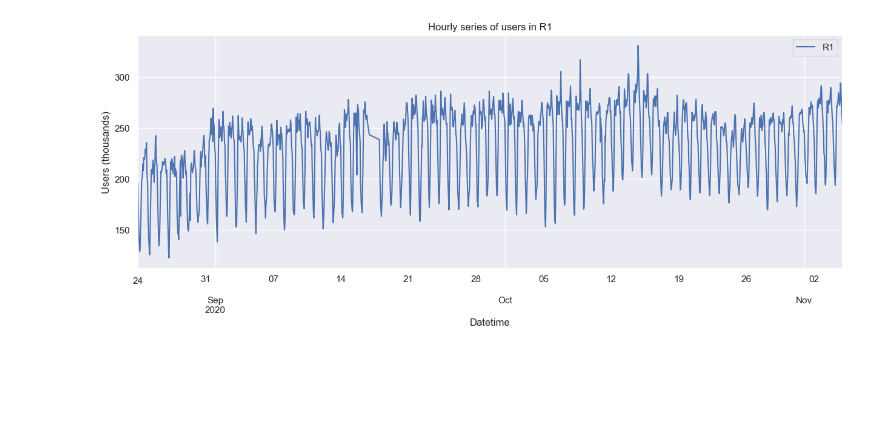
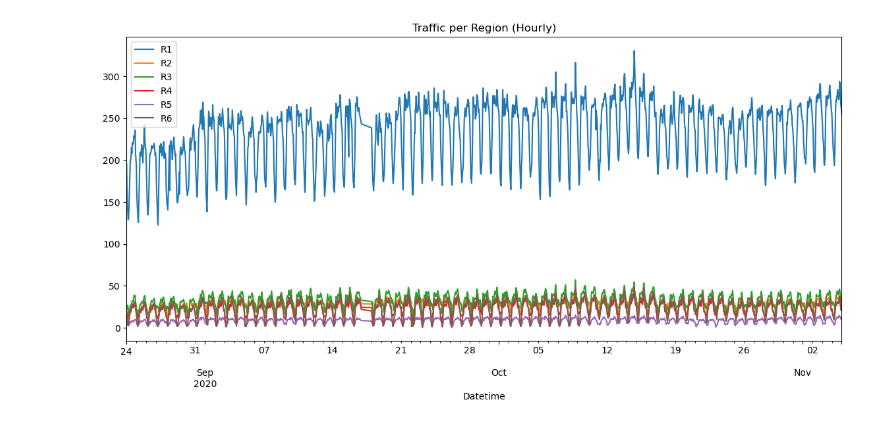
Before and after one commit to jhossyvs/mobile-traffic-forecasting, a Jupyter notebook: notebooks/01-eda.ipynb, the cells around one changed output. Saved outputs shown, nothing was run; the diff lists cells and outputs as text; code cells hidden in the pictures; blank space fills up the shorter version.

Commit message:
Closes #15, notebooks: add EDA with data aggregation, scaling, and plots

```diff
--- a/notebooks/01-eda.ipynb
+++ b/notebooks/01-eda.ipynb
@@ -12,5 +18,6 @@ os.getcwd()
 # %%
 # 📂 Load dataset
-df = pd.read_csv("../data/raw/Multivariate-Mobility-Paris.csv", sep=";")
+df = load_raw_dataset(RAW_PATH)
+print("Raw dataset shape:", df.shape)
 df.head()
 # %% [output]
@@ -23,4 +32,5 @@ df.head()
 # %%
-# 🔹 Create datetime column
-df['Datetime'] = pd.to_datetime(df['Date'] + ' ' + df['Hour'], dayfirst=True)
-df.set_index('Datetime', inplace=True)
+# --- Aggregate to hourly resolution ---
+df_hourly = aggregate_hourly(df)
+print("Hourly dataset shape:", df_hourly.shape)
+df_hourly.head()
@@ -27,3 +46,10 @@ df.set_index('Datetime', inplace=True)
+# %%
+# Clean R1 (replace zeros with NaN + interpolate)
+df_clean = df_hourly.copy()
+for col in df_clean.columns:
+    df_clean = clean_series(df_clean, col=col)
 # %%
-# 🔹 Select column R1 and resample to hourly resolution
-series = df[['R1']].resample('1H').sum()
+# --- Scale series (users in thousands) ---
+df_scaled = scale_to_thousands(df_clean)
+print("Scaled dataset sample:")
+df_scaled.head()
@@ -37,9 +84,9 @@ series = series / 1000
 # %%
-# 🔹 Plot the series
-series.plot(figsize=(15,5))
-plt.ylabel('Users (thousands)')
-plt.title('Hourly series of users in R1')
+# Plot all regions
+df_scaled[["R1", "R2", "R3", "R4", "R5", "R6"]].plot(
+    figsize=(14, 6), title="Traffic per Region (Hourly)"
+)
 plt.show()
 # %% [output]
-[figure, old version]
+[figure, new version]
 # %%
```
Also changed, not shown: parts of 12 cells of this notebook, 3 other files.
